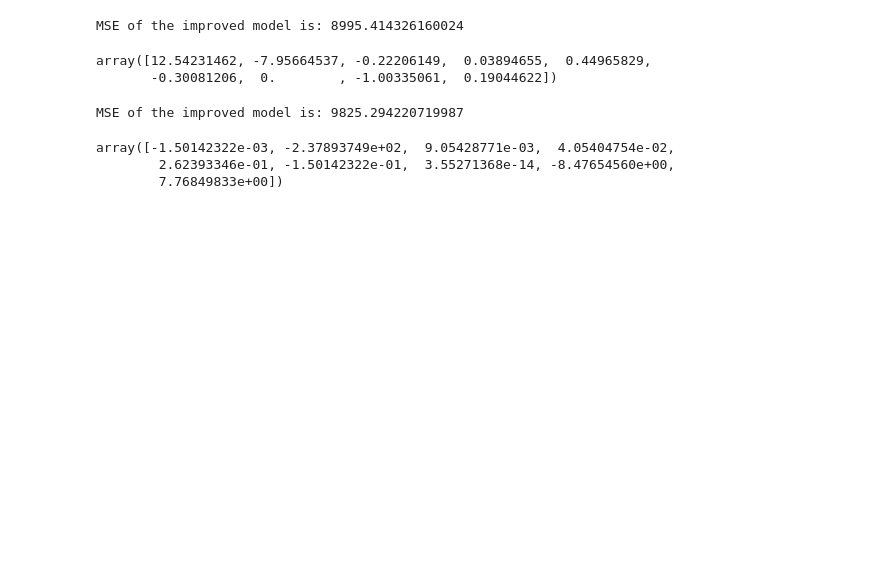
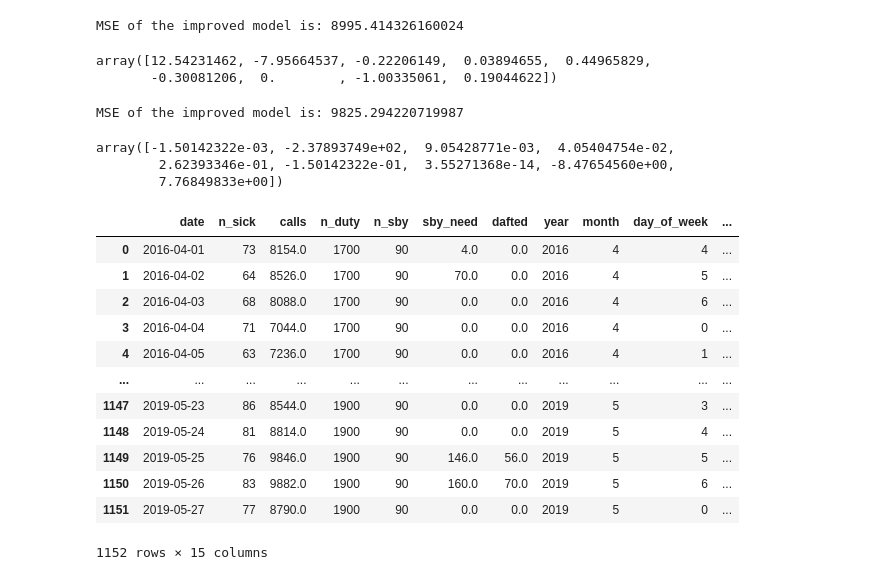
Before and after one commit to PandaKata/standby_duty_forecasting, a Jupyter notebook: notebooks/final_model?.ipynb, the cells around one changed output. Cells and saved outputs as stored; diff of their text form; code cells hidden in the pictures; blank space fills up the shorter version.

```diff
--- a/notebooks/final_model?.ipynb
+++ b/notebooks/final_model?.ipynb
@@ -135,6 +135,6 @@ for i in range(0, len(alpha)):
 # %%
 # the best value of lamda for the data is 2
 # Build the Lasso Regression model for the best lamda
-lassoModelChosen = Lasso(alpha = 0, tol = 0.001)
+lassoModelChosen = Lasso(alpha = 0)
 lassoModelChosen.fit(x_train, y_train)
 # %% [output]
@@ -171,3 +171,22 @@ model.coef_
 array([-1.50142322e-03, -2.37893749e+02,  9.05428771e-03,  4.05404754e-02,
         2.62393346e-01, -1.50142322e-01,  3.55271368e-14, -8.47654560e+00,
         7.76849833e+00])
+# %%
+# df final
+sby_need_new = pd.concat([df['sby_need'].iloc[:922], pred], axis=0).reset_index(drop=True)
+df['sby_need_new'] = sby_need_new
+df
+# %% [output]
+|  | date | n_sick | calls | n_duty | n_sby | sby_need | dafted | year | month | day_of_week | ... |
+| 0 | 2016-04-01 | 73 | 8154.0 | 1700 | 90 | 4.0 | 0.0 | 2016 | 4 | 4 | ... |
+| 1 | 2016-04-02 | 64 | 8526.0 | 1700 | 90 | 70.0 | 0.0 | 2016 | 4 | 5 | ... |
+| 2 | 2016-04-03 | 68 | 8088.0 | 1700 | 90 | 0.0 | 0.0 | 2016 | 4 | 6 | ... |
+| 3 | 2016-04-04 | 71 | 7044.0 | 1700 | 90 | 0.0 | 0.0 | 2016 | 4 | 0 | ... |
+| 4 | 2016-04-05 | 63 | 7236.0 | 1700 | 90 | 0.0 | 0.0 | 2016 | 4 | 1 | ... |
+| ... | ... | ... | ... | ... | ... | ... | ... | ... | ... | ... | ... |
+| 1147 | 2019-05-23 | 86 | 8544.0 | 1900 | 90 | 0.0 | 0.0 | 2019 | 5 | 3 | ... |
+| 1148 | 2019-05-24 | 81 | 8814.0 | 1900 | 90 | 0.0 | 0.0 | 2019 | 5 | 4 | ... |
+| 1149 | 2019-05-25 | 76 | 9846.0 | 1900 | 90 | 146.0 | 56.0 | 2019 | 5 | 5 | ... |
+| 1150 | 2019-05-26 | 83 | 9882.0 | 1900 | 90 | 160.0 | 70.0 | 2019 | 5 | 6 | ... |
+| 1151 | 2019-05-27 | 77 | 8790.0 | 1900 | 90 | 0.0 | 0.0 | 2019 | 5 | 0 | ... |
+1152 rows × 15 columns
```
Also changed, not shown: parts of 10 cells of this notebook.
